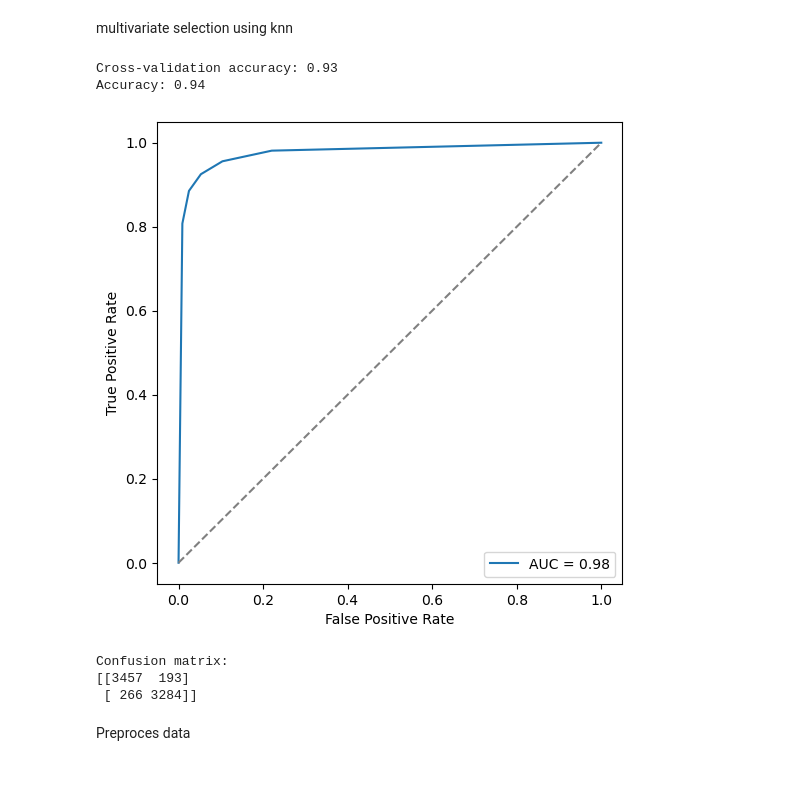
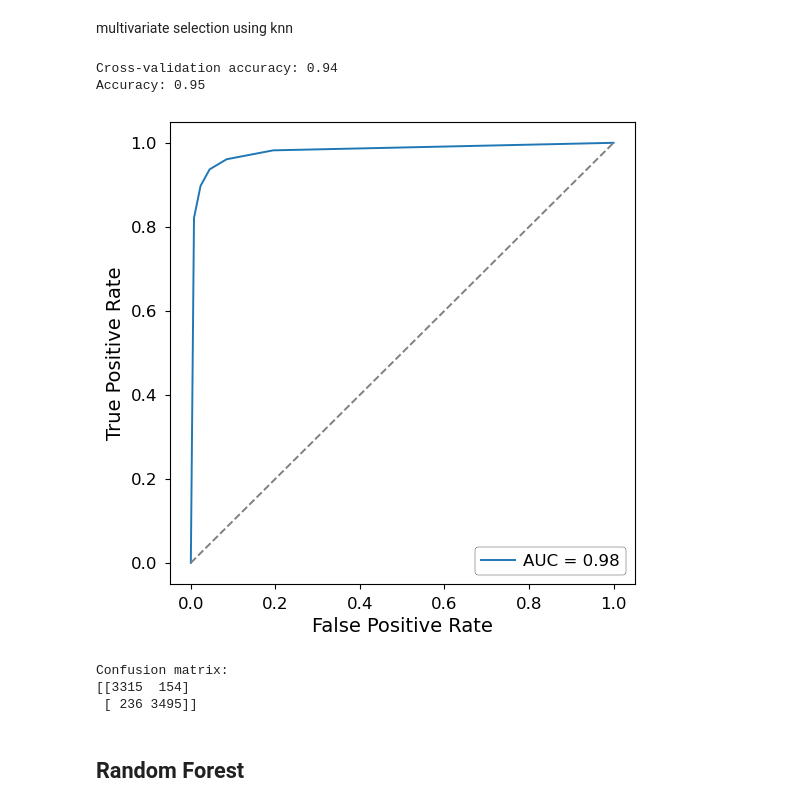
Before and after one commit to Fabiocufino/Advanced-Laboratory---TU-Dortmund, a Jupyter notebook: IceCube/anal_icecube.ipynb, the cells around one changed output. Saved outputs shown, nothing was run; the diff lists cells and outputs as text; code cells hidden in the pictures; blank space fills up the shorter version.

```diff
--- a/IceCube/anal_icecube.ipynb
+++ b/IceCube/anal_icecube.ipynb
@@ -4,6 +4,44 @@
 import numpy as np
 import matplotlib.pyplot as plt
 import pandas as pd
+# %%
+plt.style.use('seaborn-v0_8-paper')
+plt.rcParams["patch.force_edgecolor"] = False
+# increse font size numbers on the axes
+plt.rcParams.update({'xtick.labelsize': 12})
+plt.rcParams.update({'ytick.labelsize': 12})
+
+#figure size, the label are cutted when i save the figure
+plt.rcParams.update({'figure.figsize': (6, 4)})
+plt.rcParams.update({'font.size': 12})
+
+#increase size if the labels
+plt.rcParams.update({'axes.labelsize': 14})
+
+#increase the title size
+plt.rcParams.update({'axes.titlesize': 14})
+
+
+
+
+#Legend
+plt.rcParams.update({'legend.fontsize': 12})
+plt.rcParams.update({'legend.handlelength': 2})
+plt.rcParams.update({'legend.handleheight': 0.5})
+plt.rcParams.update({'legend.handletextpad': 0.5})
+plt.rcParams.update({'legend.labelspacing': 0.5})
+plt.rcParams.update({'legend.columnspacing': 1.0})
+plt.rcParams.update({'legend.edgecolor': 'black'})
+plt.rcParams.update({'legend.facecolor': 'inherit'})
+plt.rcParams.update({'legend.framealpha': 1})
+plt.rcParams.update({'legend.edgecolor': 'inherit'})
+plt.rcParams.update({'legend.shadow': False})
+plt.rcParams.update({'legend.frameon': True})
+plt.rcParams.update({'legend.fancybox': True})
+plt.rcParams.update({'legend.numpoints': 1})
+plt.rcParams.update({'legend.scatterpoints': 1})
+plt.rcParams.update({'legend.markerscale': 1.0})
+plt.rcParams.update({'legend.borderpad': 0.4})
 # %% [markdown]
 ## 3.1 Preparation of Data
 # %%
@@ -351,9 +335,11 @@ from sklearn.datasets import make_classification
 # Separate features and target
 X = data.drop('label', axis=1)
 y = data['label']
+# %%
+n_features = 30
 # %%
 # Perform mRMR selection to choose the top k features
-selected_features = mrmr_classif(X=X, y=y, K=20)
+selected_features = mrmr_classif(X=X, y=y, K=n_features)
 
 # Display the selected features
 print("Selected features using mRMR:")
@@ -600,41 +569,42 @@ print(f'Accuracy: {accuracy:.2f}')
 from sklearn.metrics import roc_curve
 from sklearn.metrics import roc_auc_score
 
 # Calculate the probabilities
 y_prob = knn.predict_proba(X_test)[:, 1]
+y_prob
 
 # Calculate the ROC curve
 fpr, tpr, thresholds = roc_curve(y_test, y_prob)
 
 # Calculate the AUC
 auc = roc_auc_score(y_test, y_prob)
 
 # Plot the ROC curve
 plt.figure(figsize=(6, 6))
 plt.plot(fpr, tpr, label=f'AUC = {auc:.2f}')
 plt.plot([0, 1], [0, 1], linestyle='--', color='gray')
 plt.xlabel('False Positive Rate')
 plt.ylabel('True Positive Rate')
 
 plt.legend()
 plt.show()
 
 #plot the confusion matrix
 from sklearn.metrics import confusion_matrix
 
 # Calculate the confusion matrix
 conf_matrix = confusion_matrix(y_test, y_pred)
 print('Confusion matrix:')
 print(conf_matrix)
 # %% [output]
-Cross-validation accuracy: 0.93
-Accuracy: 0.94
+Cross-validation accuracy: 0.94
+Accuracy: 0.95
-[figure, old version]
+[figure, new version]
 Confusion matrix:
-[[3457  193]
- [ 266 3284]]
+[[3315  154]
+ [ 236 3495]]
-# %% [markdown]
-Preproces data
+# %% [markdown]
+## Random Forest
 # %%
 #kfold cross validation
 from sklearn.model_selection import cross_val_score
```
Also changed, not shown: parts of 22 cells of this notebook.
